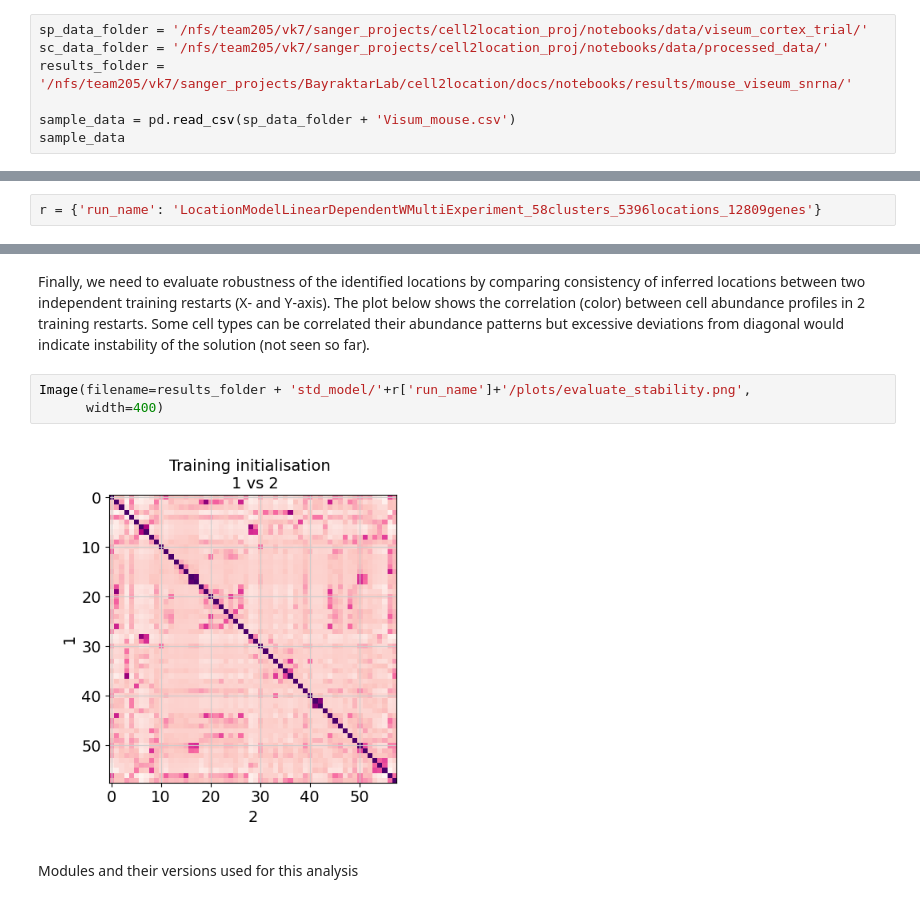
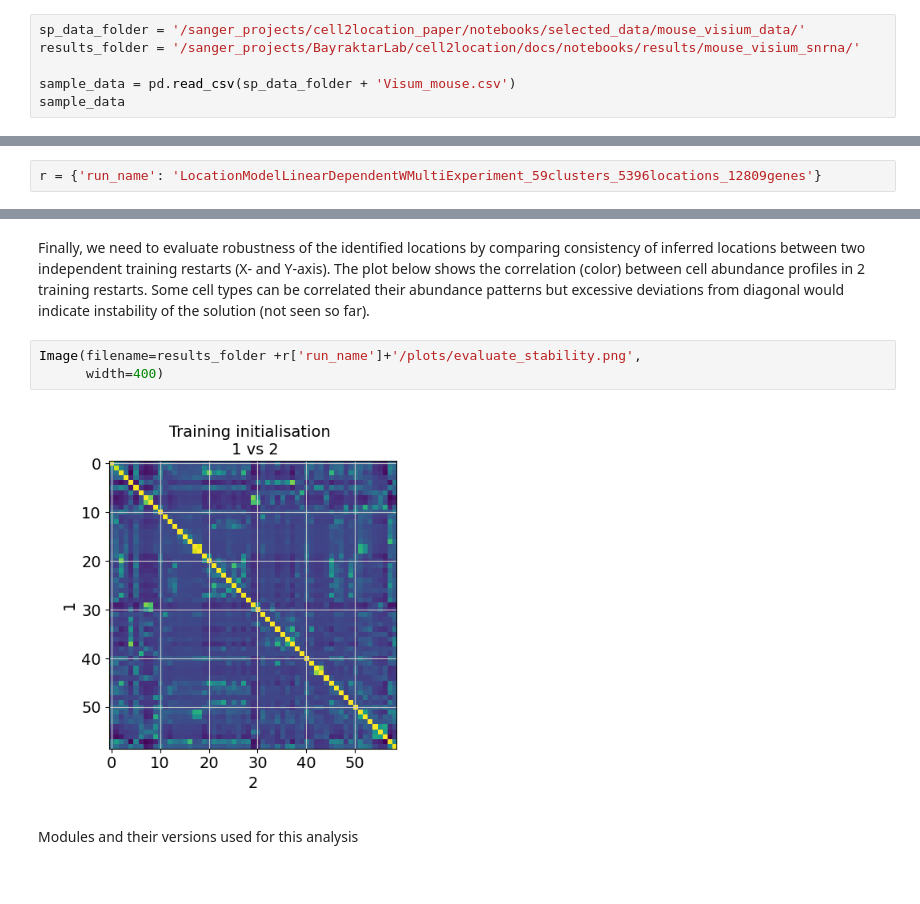
Before and after one commit to BayraktarLab/cell2location, a Jupyter notebook: docs/notebooks/cell2location_short_demo.ipynb, the cells around one changed output, grey strips where cells are left out. Saved outputs shown, nothing was run; the diff lists cells and outputs as text.

Commit message:
updated demo notebook

```diff
--- a/docs/notebooks/cell2location_short_demo.ipynb
+++ b/docs/notebooks/cell2location_short_demo.ipynb
@@ -96,9 +92,8 @@ First, let's read the spatial Visium data from the 10X Space Ranger output and e
 Mitochondia-encoded genes (gene names start with prefix mt- or MT-) are irrelevant for spatial mapping because their expression represents technical artifacts in the single cell and nucleus data rather than biological abundance of mitochondria. Yet these genes compose 15-40% of mRNA in each location. Hence, to avoid mapping artifacts we strongly recommend removing mitochondrial genes.
 </div>
 # %%
-sp_data_folder = '/nfs/team205/vk7/sanger_projects/cell2location_proj/notebooks/data/viseum_cortex_trial/'
-sc_data_folder = '/nfs/team205/vk7/sanger_projects/cell2location_proj/notebooks/data/processed_data/'
-results_folder = '/nfs/team205/vk7/sanger_projects/BayraktarLab/cell2location/docs/notebooks/results/mouse_viseum_snrna/'
+sp_data_folder = '/sanger_projects/cell2location_paper/notebooks/selected_data/mouse_visium_data/'
+results_folder = '/sanger_projects/BayraktarLab/cell2location/docs/notebooks/results/mouse_visium_snrna/'
 
 sample_data = pd.read_csv(sp_data_folder + 'Visum_mouse.csv')
 sample_data
@@ -500,7 +495,7 @@ The downstream analysis notebook adds more results to:
 
 When `'save_model': True`, the trained model `r['mod']` is also saved as a pickle file. You can load the model later and continue training.
 # %%
-r = {'run_name': 'LocationModelLinearDependentWMultiExperiment_58clusters_5396locations_12809genes'}
+r = {'run_name': 'LocationModelLinearDependentWMultiExperiment_59clusters_5396locations_12809genes'}
 # %% [markdown]
 #### Evaluating training
 # %% [markdown]
@@ -525,10 +520,10 @@ Image(filename=results_folder + 'std_model/'+r['run_name']+'/plots/data_vs_poste
 # %% [markdown]
 Finally, we need to evaluate robustness of the identified locations by comparing consistency of inferred locations between two independent training restarts (X- and Y-axis). The plot below shows the correlation (color) between cell abundance profiles in 2 training restarts. Some cell types can be correlated their abundance patterns but excessive deviations from diagonal would indicate instability of the solution (not seen so far).
 # %%
-Image(filename=results_folder + 'std_model/'+r['run_name']+'/plots/evaluate_stability.png',
+Image(filename=results_folder +r['run_name']+'/plots/evaluate_stability.png',
       width=400)
 # %% [output]
-[figure, old version]
+[figure, new version]
 # %% [markdown]
 Modules and their versions used for this analysis
 # %%
```
Also changed, not shown: parts of 9 cells of this notebook, 17 other files.
